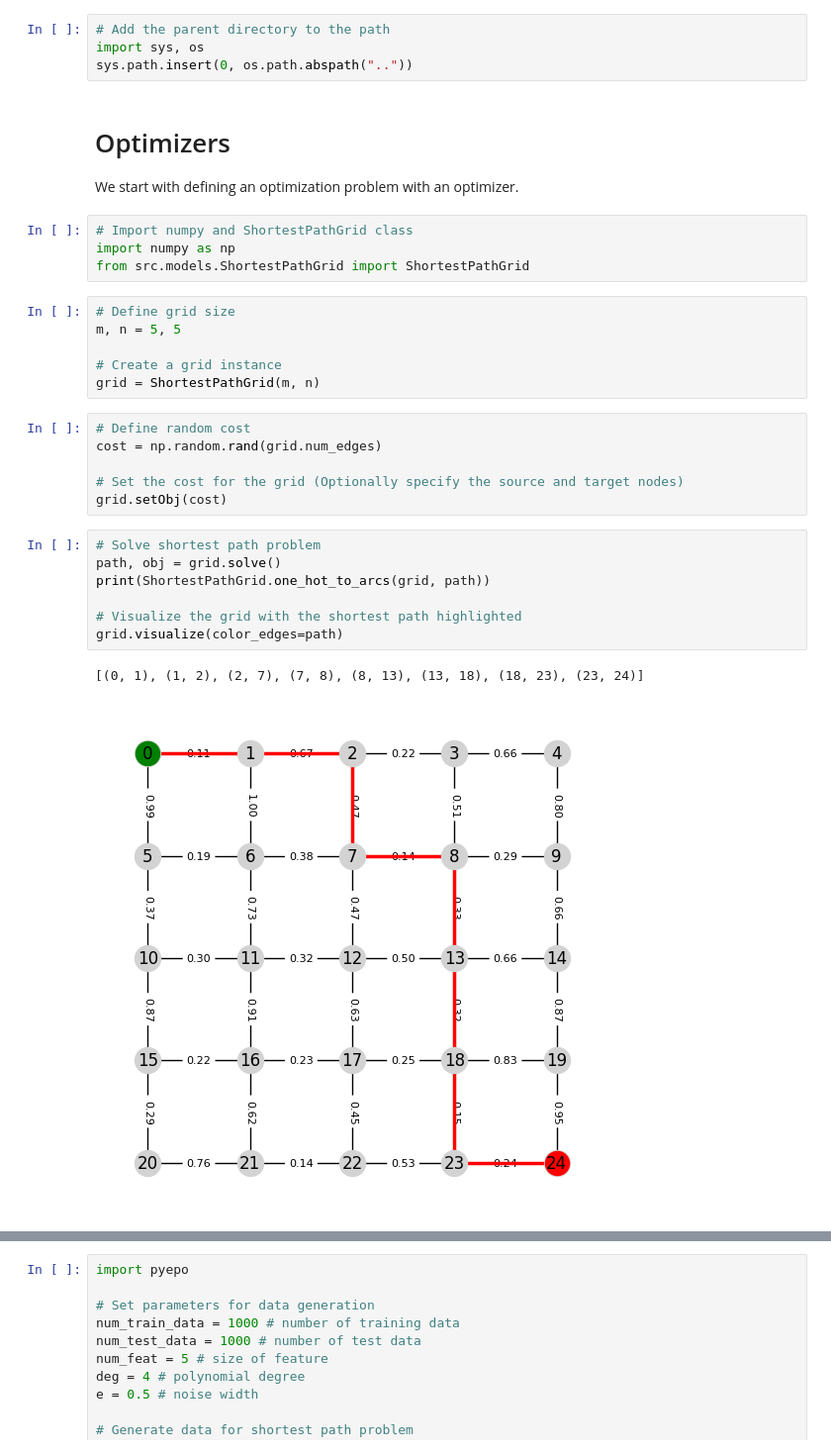
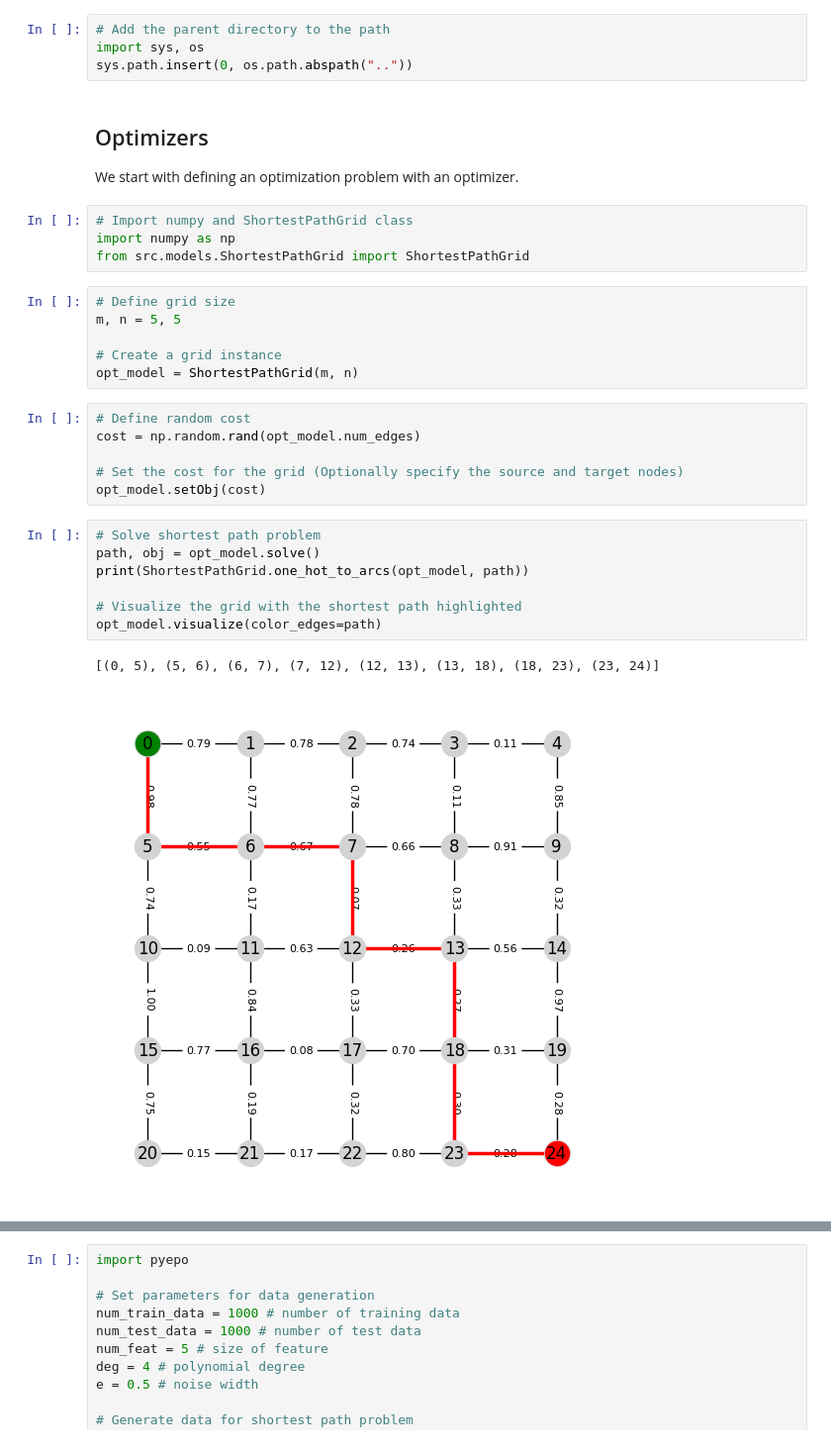
Before and after one commit to lucahart/DFL-for-Shortest-Path-Network-Interdiction, a Jupyter notebook: Notebooks/Main_PyEPO.ipynb, the cells around one changed output, grey strips where cells are left out. Shown at 99% size. Cells and saved outputs as stored; diff of their text form.

```diff
--- a/Notebooks/Main_PyEPO.ipynb
+++ b/Notebooks/Main_PyEPO.ipynb
@@ -6,7 +6,7 @@ This notebook uses our classes in close connection with the PyEPO library and fo
 import sys, os
 sys.path.insert(0, os.path.abspath(".."))
 # %% [markdown]
-# Optimizers
+## Optimizers
 We start with defining an optimization problem with an optimizer.
 # %%
 # Import numpy and ShortestPathGrid class
@@ -17,21 +17,21 @@ from src.models.ShortestPathGrid import ShortestPathGrid
 m, n = 5, 5
 
 # Create a grid instance
-grid = ShortestPathGrid(m, n)
+opt_model = ShortestPathGrid(m, n)
 # %%
 # Define random cost
-cost = np.random.rand(grid.num_edges)
+cost = np.random.rand(opt_model.num_edges)
 
 # Set the cost for the grid (Optionally specify the source and target nodes)
-grid.setObj(cost)
+opt_model.setObj(cost)
 # %%
 # Solve shortest path problem
-path, obj = grid.solve()
-print(ShortestPathGrid.one_hot_to_arcs(grid, path))
+path, obj = opt_model.solve()
+print(ShortestPathGrid.one_hot_to_arcs(opt_model, path))
 
 # Visualize the grid with the shortest path highlighted
-grid.visualize(color_edges=path)
+opt_model.visualize(color_edges=path)
 # %% [output]
-[(0, 1), (1, 2), (2, 7), (7, 8), (8, 13), (13, 18), (18, 23), (23, 24)]
+[(0, 5), (5, 6), (6, 7), (7, 12), (12, 13), (13, 18), (18, 23), (23, 24)]
-[figure, old version]
+[figure, new version]
 # %% [markdown]
```
Also changed, not shown: parts of 6 cells of this notebook.
